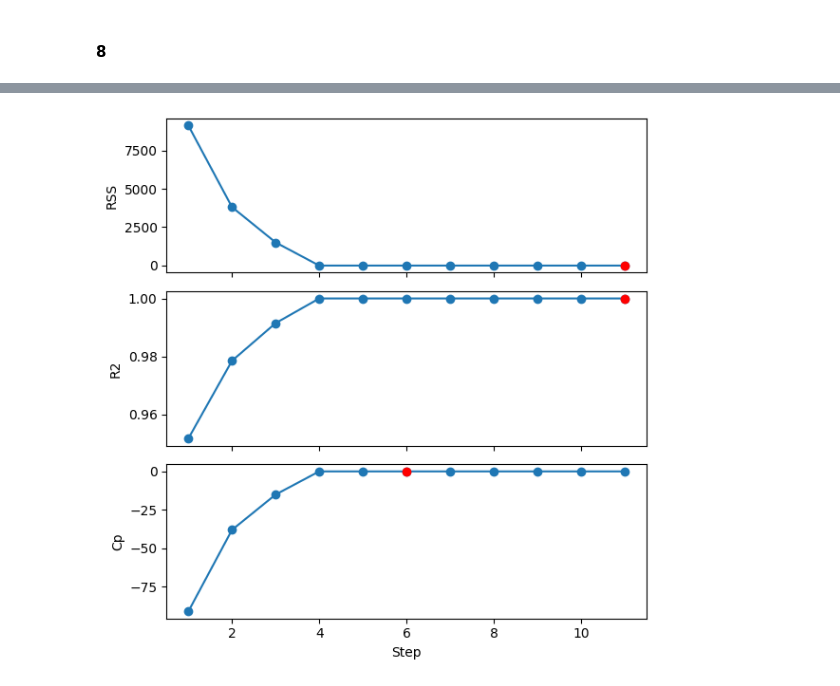
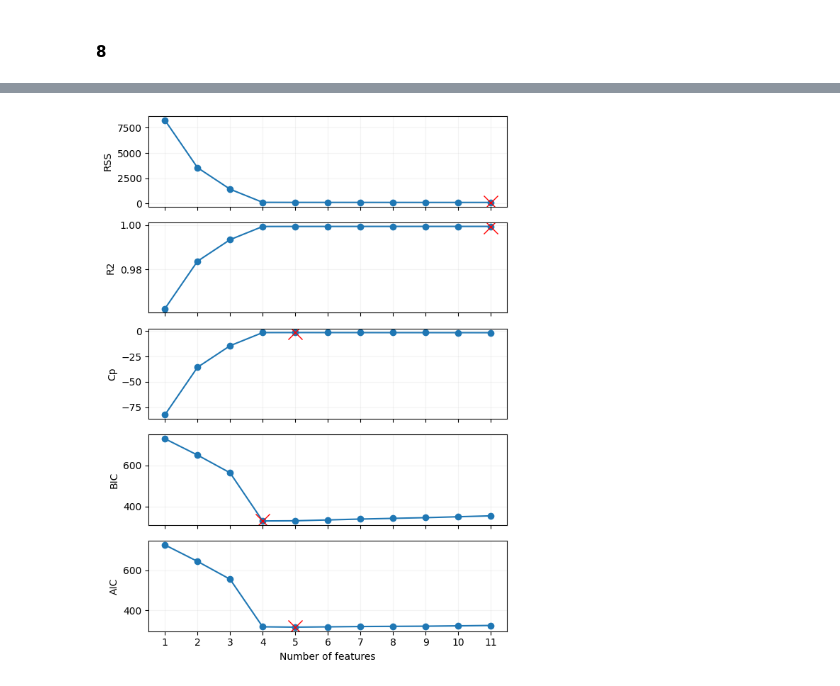
Before and after one commit to SandroAlex/statistical-learning, a Jupyter notebook: islp/chapter06.ipynb, the cells around one changed output, grey strips where cells are left out. Drawn from its saved outputs; the diff is of its cells as text; code cells hidden in the pictures.

```diff
--- a/islp/chapter06.ipynb
+++ b/islp/chapter06.ipynb
@@ -316,12 +454,9 @@ Wall time: 5.59 s
 # %%
 # a)
 
-# Reprodutibility.
-np.random.seed(5)
-
 # Random predictors and noise.
 X: np.ndarray = np.random.normal(loc=0.0, scale=1.0, size=(100, 1))
-eps: np.ndarray = np.random.normal(loc=0.0, scale=0.1, size=(100, 1))
+eps: np.ndarray = np.random.normal(loc=0.0, scale=1.0, size=(100, 1))
 # %%
 # b)
 
@@ -502,29 +570,48 @@ while len(used_features) < len(all_features):
 # %%
 # Make figures.
-fig, axs = subplots(3, 1, figsize=(6, 6), sharex=True)
+fig, axs = subplots(5, 1, figsize=(6, 8), sharex=True)
 
 # Plot metrics.
 axs[0].plot(n_features, rss_list, marker="o")
 axs[0].set_ylabel("RSS")
 axs[1].plot(n_features, r2_list, marker="o")
 axs[1].set_ylabel("R2")
 axs[2].plot(n_features, cp_list, marker="o")
 axs[2].set_ylabel("Cp")
-axs[2].set_xlabel("Step")
+axs[3].plot(n_features, bic_list, marker="o")
+axs[3].set_ylabel("BIC")
+axs[4].plot(n_features, aic_list, marker="o")
+axs[4].set_ylabel("AIC")
+axs[4].set_xlabel("Number of features")
 
-# Plot minimum RSS as a red circle.
+# Plot minimum RSS as a red cross.
 min_rss_idx = np.argmin(rss_list)
-axs[0].plot(n_features[min_rss_idx], rss_list[min_rss_idx], marker="o", color="red")
+axs[0].plot(n_features[min_rss_idx], rss_list[min_rss_idx], marker="x", color="red", markersize=15)
 
-# Plot maximum R2 as a red circle.
+# Plot maximum R2 as a red cross.
 max_r2_idx = np.argmax(r2_list)
-axs[1].plot(n_features[max_r2_idx], r2_list[max_r2_idx], marker="o", color="red")
+axs[1].plot(n_features[max_r2_idx], r2_list[max_r2_idx], marker="x", color="red", markersize=15)
 
-# Plot maximum cp as a red circle.
+# Plot maximum cp as a red cross.
 max_cp_idx = np.argmax(cp_list)
-axs[2].plot(n_features[max_cp_idx], cp_list[max_cp_idx], marker="o", color="red")
+axs[2].plot(n_features[max_cp_idx], cp_list[max_cp_idx], marker="x", color="red", markersize=15)
+
+# Plot minimum BIC as a red cross.
+min_bic_idx = np.argmin(bic_list)
+axs[3].plot(n_features[min_bic_idx], bic_list[min_bic_idx], marker="x", color="red", markersize=15)
+
+# Plot minimum AIC as a red cross.
+min_aic_idx = np.argmin(aic_list)
+axs[4].plot(n_features[min_aic_idx], aic_list[min_aic_idx], marker="x", color="red", markersize=15)
+
+# X labels.
+axs[4].set_xticks(n_features)
+
+# Set grid for all axes.
+for ax in axs:
+    ax.grid(alpha=0.15)
 
 plt.tight_layout()
 # %% [output]
-[figure, old version]
+[figure, new version]
 # %%
```
Also changed, not shown: parts of 18 cells of this notebook, 1 other file.
